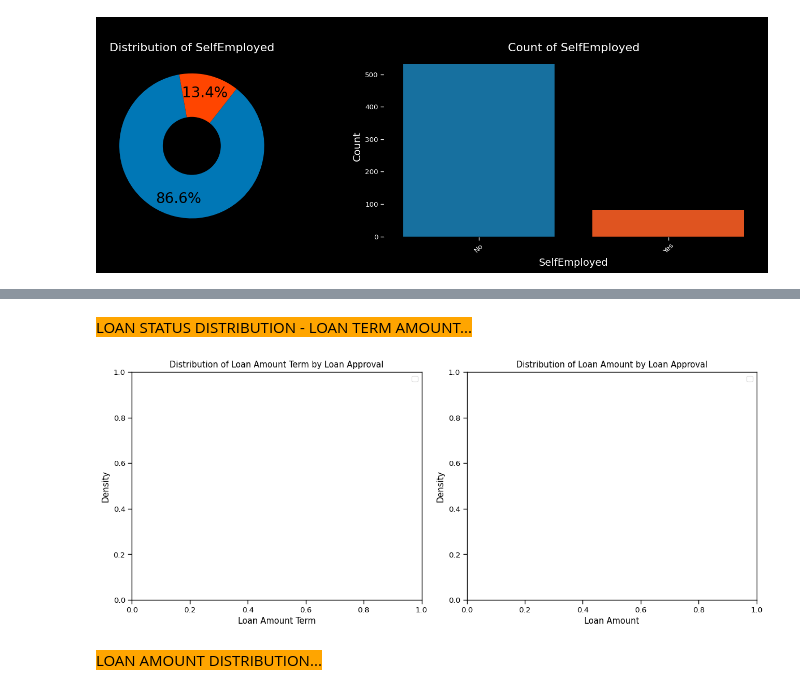
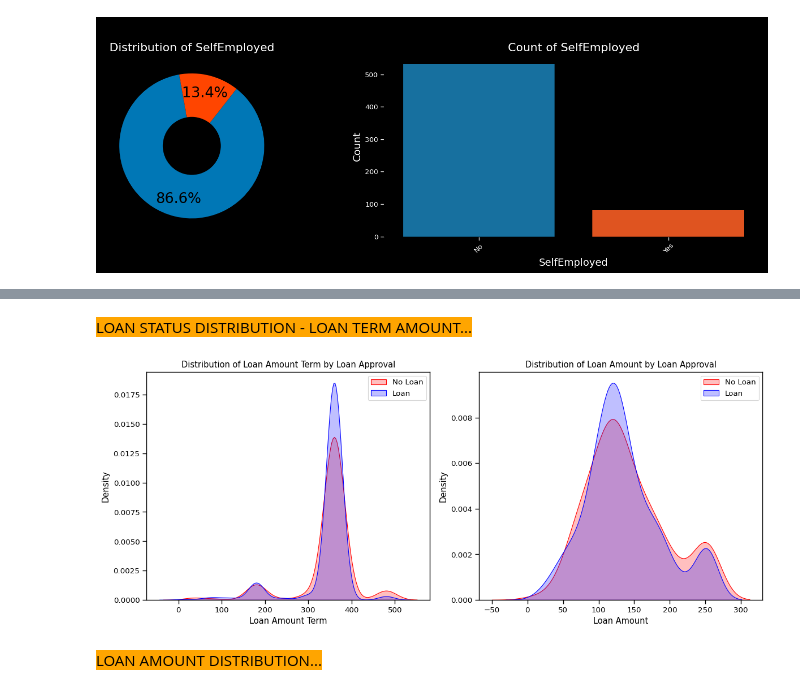
Before and after one commit to jawdatmerhy/public, a Jupyter notebook: LoanApproval.ipynb, the cells around one changed output, grey strips where cells are left out. Saved outputs shown, nothing was run; the diff lists cells and outputs as text; code cells hidden in the pictures.

```diff
--- a/LoanApproval.ipynb
+++ b/LoanApproval.ipynb
@@ -882,37 +884,37 @@ MEAN APPLICANT INCOME BY LOAN STATUS...
 # %%
 ####################################################
 display_colored_message("\nLOAN STATUS DISTRIBUTION - LOAN TERM AMOUNT...")
 
 # Set the style and context for seaborn
 sns.set_context("paper", font_scale=1.1)
 
 # Create two subplots side by side
 fig, axes = plt.subplots(1, 2, figsize=(12, 5))
 
 # Plot 1: Distribution of Loan Amount Term by Loan Approval
-sns.kdeplot(df.LoanAmountTerm[df["Loan_Status"] == 0], color="Red", shade=True, ax=axes[0])
-sns.kdeplot(df.LoanAmountTerm[df["Loan_Status"] == 1], color="Blue", shade=True, ax=axes[0])
+sns.kdeplot(df.LoanAmountTerm[df["Loan_Status"] == 'N'], color="Red", shade=True, ax=axes[0])
+sns.kdeplot(df.LoanAmountTerm[df["Loan_Status"] == 'Y'], color="Blue", shade=True, ax=axes[0])
 axes[0].legend(["No Loan", "Loan"], loc='upper right')
 axes[0].set_ylabel('Density')
 axes[0].set_xlabel('Loan Amount Term')
 axes[0].set_title('Distribution of Loan Amount Term by Loan Approval')
 
 # Plot 2: Distribution of Loan Amount by Loan Approval
-sns.kdeplot(df.LoanAmount[df["Loan_Status"] == 0], color="Red", shade=True, ax=axes[1])
-sns.kdeplot(df.LoanAmount[df["Loan_Status"] == 1], color="Blue", shade=True, ax=axes[1])
+sns.kdeplot(df.LoanAmount[df["Loan_Status"] == 'N'], color="Red", shade=True, ax=axes[1])
+sns.kdeplot(df.LoanAmount[df["Loan_Status"] == 'Y'], color="Blue", shade=True, ax=axes[1])
 axes[1].legend(["No Loan", "Loan"], loc='upper right')
 axes[1].set_ylabel('Density')
 axes[1].set_xlabel('Loan Amount')
 axes[1].set_title('Distribution of Loan Amount by Loan Approval')
 
 # Adjust layout to prevent overlap
 plt.tight_layout()
 
 # Show the plots
 plt.show()
 # %% [output]
 LOAN STATUS DISTRIBUTION - LOAN TERM AMOUNT...
-[figure, old version]
+[figure, new version]
 # %%
 ####################################################
 display_colored_message("\nLOAN AMOUNT DISTRIBUTION...")
```
Also changed, not shown: parts of 10 cells of this notebook.
